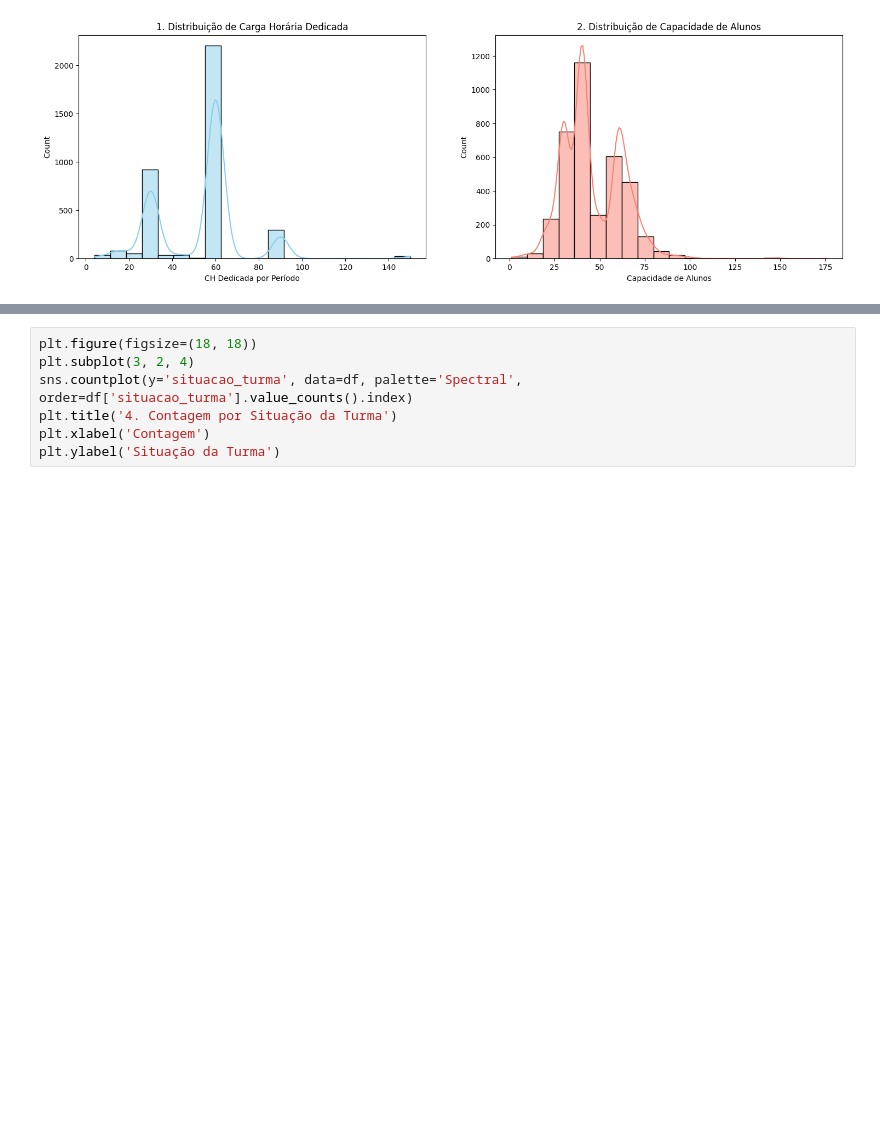
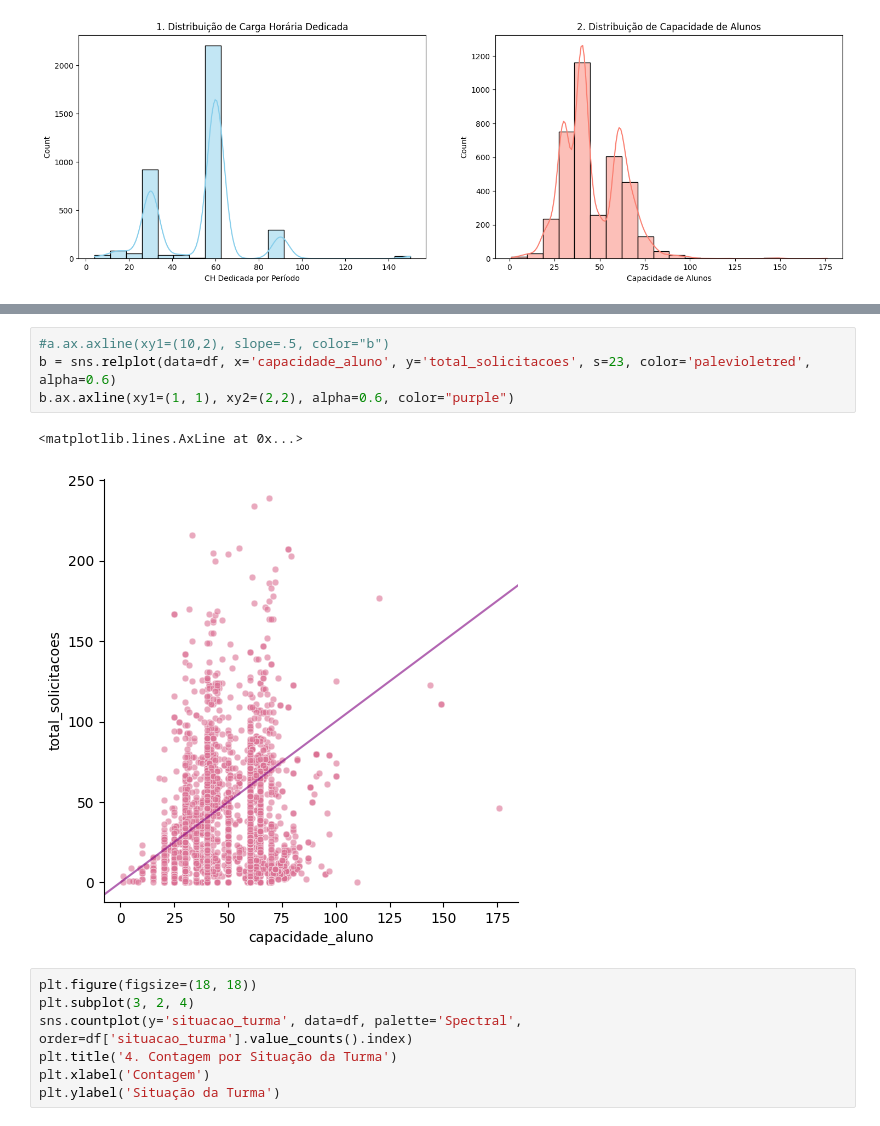
Before and after one commit to PETCC-UFRN/data-pet, a Jupyter notebook: artigo-alunos/plot-dados/graficos-turmasBTI.ipynb, the cells around one changed output, grey strips where cells are left out. Cells and saved outputs as stored; diff of their text form; blank space fills up the shorter version.

Commit message:
gráfico capacidade x solicitacoes com linha x=y adicionado

```diff
--- a/artigo-alunos/plot-dados/graficos-turmasBTI.ipynb
+++ b/artigo-alunos/plot-dados/graficos-turmasBTI.ipynb
@@ -34,6 +34,13 @@ plt.ylabel('Total de Solicitações')
 # %% [output]
 Text(0, 0.5, 'Total de Solicitações')
 [figure]
+# %%
+#a.ax.axline(xy1=(10,2), slope=.5, color="b")
+b = sns.relplot(data=df, x='capacidade_aluno', y='total_solicitacoes', s=23, color='palevioletred', alpha=0.6)
+b.ax.axline(xy1=(1, 1), xy2=(2,2), alpha=0.6, color="purple")
+# %% [output]
+<matplotlib.lines.AxLine at 0x...>
+[figure, added]
 # %%
 plt.figure(figsize=(18, 18))
 plt.subplot(3, 2, 4)
```
Also changed, not shown: parts of 2 cells of this notebook.
